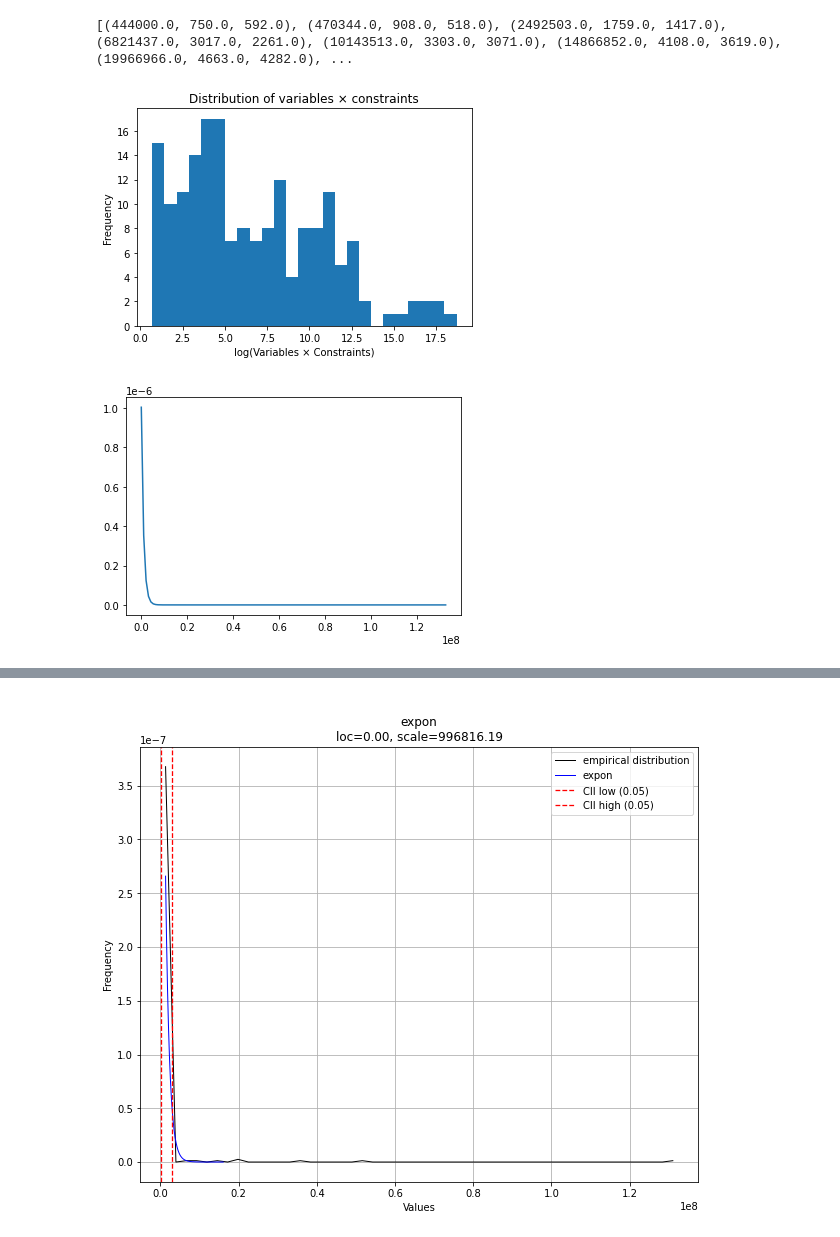
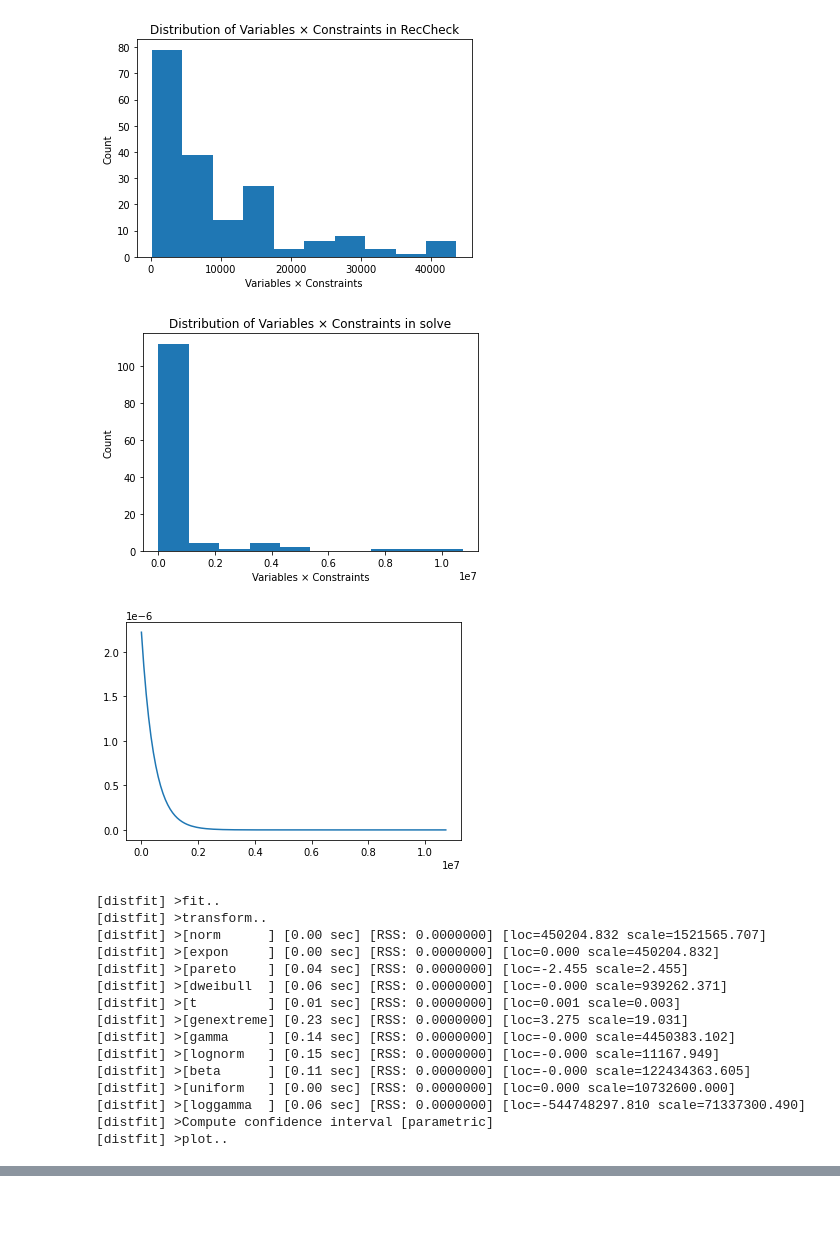
Before and after one commit to PSTC/pstc-jfp, a Jupyter notebook: pstc.ipynb, the cells around one changed output, grey strips where cells are left out. Drawn from its saved outputs; the diff is of its cells as text; code cells hidden in the pictures; blank space fills up the shorter version.

```diff
--- a/pstc.ipynb
+++ b/pstc.ipynb
@@ -6,6 +6,13 @@ import numpy as np
 from scipy.stats import pearsonr, ttest_ind as ttest, ttest_ind_from_stats as ttest_stats
 from scipy.optimize import curve_fit
 
+TRIALS = 5
+
 def linear(x, slope, intercept):
     return np.poly1d([slope, intercept])(x)
+
+def percent(total, δtotal, t, δt):
+    per = t / total
+    unc = np.abs(per) * np.sqrt(np.power(δt / t, 2) + np.power(δtotal / total, 2))
+    return (per * 100, unc * 100)
 # %%
@@ -250,27 +379,48 @@ R² of log(|residuals|) to log(constraints * variables): 0.8213336465079254
 # %%
 from distfit import distfit
 from scipy.stats import pareto, expon
 
-print(sorted([(vc, v, c) for (vc, v, c) in zip(vcs, np.array(variables), np.array(constraints)) if np.log(vc) > 13]))
+reccheck_vc = np.array(reccheck_variables) * np.array(reccheck_constraints)
+plt.hist([vc for vc in reccheck_vc if vc > 0], 10)
+plt.title("Distribution of Variables × Constraints in RecCheck")
+plt.xlabel("Variables × Constraints")
+plt.ylabel("Count")
+plt.show()
 
-plt.hist([np.log(vc) for vc in vcs if vc > 0], 25)
-plt.title("Distribution of variables × constraints")
-plt.xlabel("log(Variables × Constraints)")
-plt.ylabel("Frequency")
+solve_vc = np.array(solve_variables) * np.array(solve_constraints)
+plt.hist([vc for vc in solve_vc if vc > 0], 10)
+plt.title("Distribution of Variables × Constraints in solve")
+plt.xlabel("Variables × Constraints")
+plt.ylabel("Count")
 plt.show()
 
 loc, scale = expon.fit(vcs)
 x = np.linspace(0, max(vcs), 128)
 plt.plot(x, expon.pdf(x, loc, scale))
 plt.show()
 
 # https://erdogant.github.io/distfit/pages/html/Performance.html#probability-density-function-fitting
 dist = distfit()
 dist.fit_transform(vcs)
 dist.plot()
 print(dist.summary)
 print(dist.model)
 # %% [output]
-[(444000.0, 750.0, 592.0), (470344.0, 908.0, 518.0), (2492503.0, 1759.0, 1417.0), (6821437.0, 3017.0, 2261.0), (10143513.0, 3303.0, 3071.0), (14866852.0, 4108.0, 3619.0), (19966966.0, 4663.0, 4282.0), ...
-[figure, old version]
+[figure, new version]
-[figure, old version]
+[figure, new version]
+[figure, new version]
+[distfit] >fit..
+[distfit] >transform..
+[distfit] >[norm      ] [0.00 sec] [RSS: 0.0000000] [loc=450204.832 scale=1521565.707]
+[distfit] >[expon     ] [0.00 sec] [RSS: 0.0000000] [loc=0.000 scale=450204.832]
+[distfit] >[pareto    ] [0.04 sec] [RSS: 0.0000000] [loc=-2.455 scale=2.455]
+[distfit] >[dweibull  ] [0.06 sec] [RSS: 0.0000000] [loc=-0.000 scale=939262.371]
+[distfit] >[t         ] [0.01 sec] [RSS: 0.0000000] [loc=0.001 scale=0.003]
+[distfit] >[genextreme] [0.23 sec] [RSS: 0.0000000] [loc=3.275 scale=19.031]
+[distfit] >[gamma     ] [0.14 sec] [RSS: 0.0000000] [loc=-0.000 scale=4450383.102]
+[distfit] >[lognorm   ] [0.15 sec] [RSS: 0.0000000] [loc=-0.000 scale=11167.949]
+[distfit] >[beta      ] [0.11 sec] [RSS: 0.0000000] [loc=-0.000 scale=122434363.605]
+[distfit] >[uniform   ] [0.00 sec] [RSS: 0.0000000] [loc=0.000 scale=10732600.000]
+[distfit] >[loggamma  ] [0.06 sec] [RSS: 0.0000000] [loc=-544748297.810 scale=71337300.490]
+[distfit] >Compute confidence interval [parametric]
+[distfit] >plot..
@@ -292 +444,0 @@ print(dist.model)
-[figure, old version]
```
Also changed, not shown: parts of 9 cells of this notebook, 14 other files.
